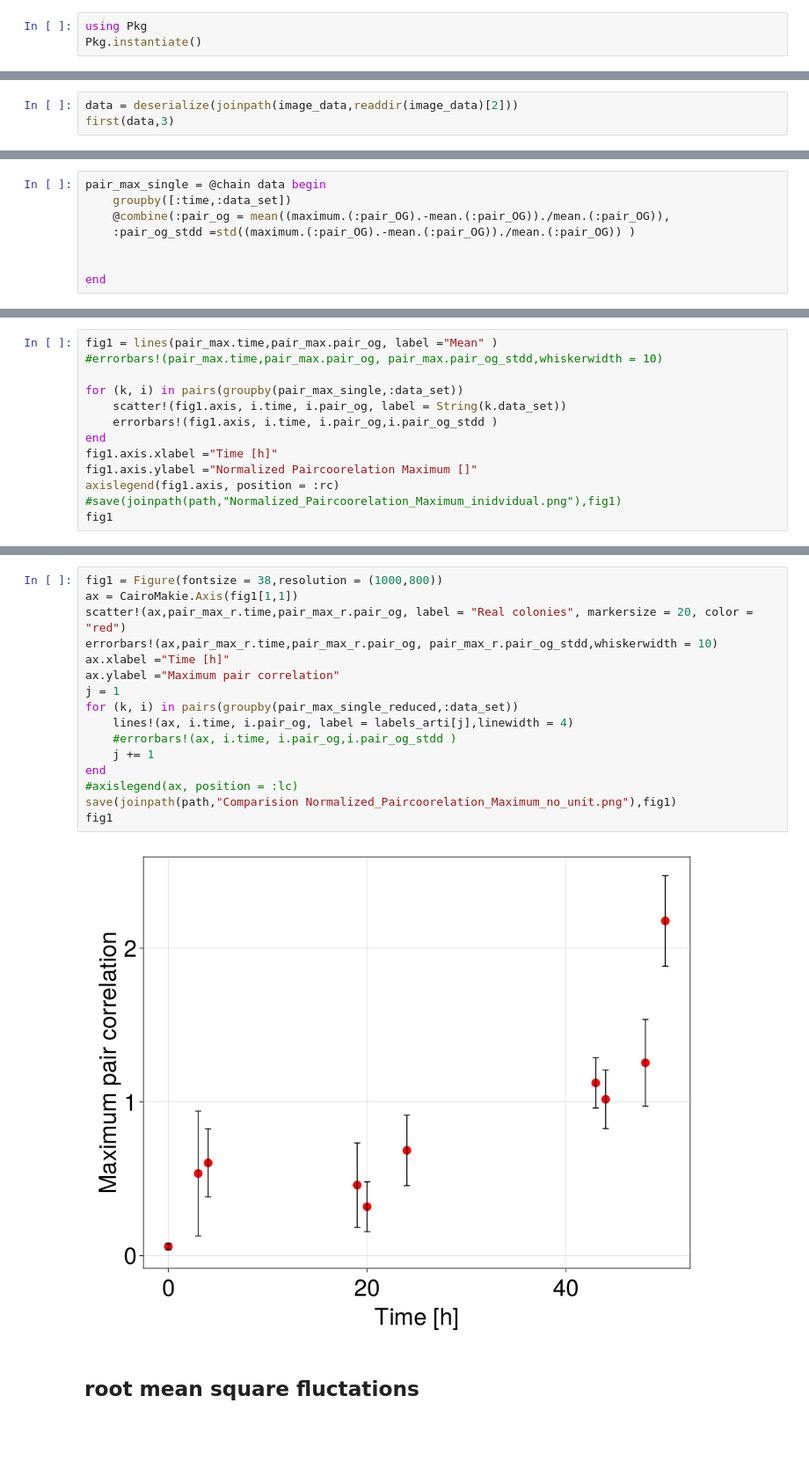
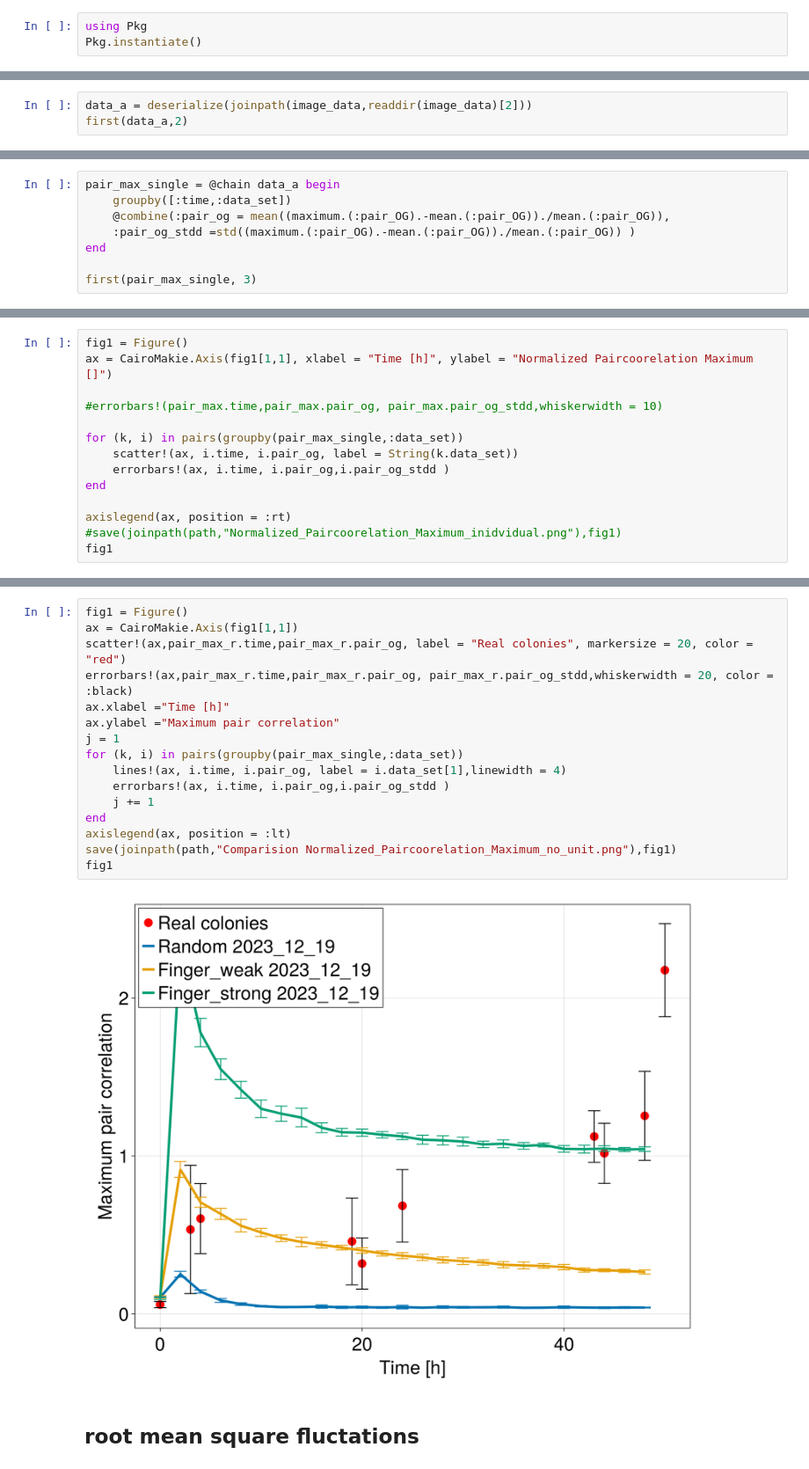
Before and after one commit to AndreasKuhn-ak/ColonyImages.jl, a Jupyter notebook: Analysis_artifical.ipynb, the cells around one changed output, grey strips where cells are left out. Shown at 88% size. Cells and saved outputs as stored; diff of their text form; blank space fills up the shorter version.

```diff
--- a/Analysis_artifical.ipynb
+++ b/Analysis_artifical.ipynb
@@ -33,4 +24,4 @@ end
 # %%
-data = deserialize(joinpath(image_data,readdir(image_data)[2]))
-first(data,3)
+data_a = deserialize(joinpath(image_data,readdir(image_data)[2]))
+first(data_a,2)
 # %% [output]
@@ -106,9 +71,9 @@ fig1
 # %%
-pair_max_single = @chain data begin
+pair_max_single = @chain data_a begin
     groupby([:time,:data_set])
     @combine(:pair_og = mean((maximum.(:pair_OG).-mean.(:pair_OG))./mean.(:pair_OG)),
     :pair_og_stdd =std((maximum.(:pair_OG).-mean.(:pair_OG))./mean.(:pair_OG)) )
+end
 
-
-end
+first(pair_max_single, 3)
 # %% [output]
@@ -135,14 +86,15 @@ end
 # %%
-fig1 = lines(pair_max.time,pair_max.pair_og, label ="Mean" )
+fig1 = Figure()
+ax = CairoMakie.Axis(fig1[1,1], xlabel = "Time [h]", ylabel = "Normalized Paircoorelation Maximum []")
+
 #errorbars!(pair_max.time,pair_max.pair_og, pair_max.pair_og_stdd,whiskerwidth = 10)
 
 for (k, i) in pairs(groupby(pair_max_single,:data_set))
-    scatter!(fig1.axis, i.time, i.pair_og, label = String(k.data_set))
-    errorbars!(fig1.axis, i.time, i.pair_og,i.pair_og_stdd )
+    scatter!(ax, i.time, i.pair_og, label = String(k.data_set))
+    errorbars!(ax, i.time, i.pair_og,i.pair_og_stdd )
 end
-fig1.axis.xlabel ="Time [h]"
-fig1.axis.ylabel ="Normalized Paircoorelation Maximum []"
-axislegend(fig1.axis, position = :rc)
+
+axislegend(ax, position = :rt)
 #save(joinpath(path,"Normalized_Paircoorelation_Maximum_inidvidual.png"),fig1)
 fig1
 # %% [output]
@@ -212,20 +123,20 @@ pair_max_single_reduced = @rsubset(pair_max_single, :data_set in ["random_finger
 # %%
-fig1 = Figure(fontsize = 38,resolution = (1000,800))
+fig1 = Figure()
 ax = CairoMakie.Axis(fig1[1,1])
 scatter!(ax,pair_max_r.time,pair_max_r.pair_og, label = "Real colonies", markersize = 20, color = "red")
-errorbars!(ax,pair_max_r.time,pair_max_r.pair_og, pair_max_r.pair_og_stdd,whiskerwidth = 10)
+errorbars!(ax,pair_max_r.time,pair_max_r.pair_og, pair_max_r.pair_og_stdd,whiskerwidth = 20, color = :black)
 ax.xlabel ="Time [h]"
 ax.ylabel ="Maximum pair correlation"
 j = 1
-for (k, i) in pairs(groupby(pair_max_single_reduced,:data_set))
-    lines!(ax, i.time, i.pair_og, label = labels_arti[j],linewidth = 4)
-    #errorbars!(ax, i.time, i.pair_og,i.pair_og_stdd )
+for (k, i) in pairs(groupby(pair_max_single,:data_set))
+    lines!(ax, i.time, i.pair_og, label = i.data_set[1],linewidth = 4)
+    errorbars!(ax, i.time, i.pair_og,i.pair_og_stdd )
     j += 1
 end
-#axislegend(ax, position = :lc)
+axislegend(ax, position = :lt)
 save(joinpath(path,"Comparision Normalized_Paircoorelation_Maximum_no_unit.png"),fig1)
 fig1
 # %% [output]
-[figure, old version]
+[figure, new version]
 # %% [markdown]
 ## root mean square fluctations
```
Also changed, not shown: parts of 28 cells of this notebook, 4 other files.
